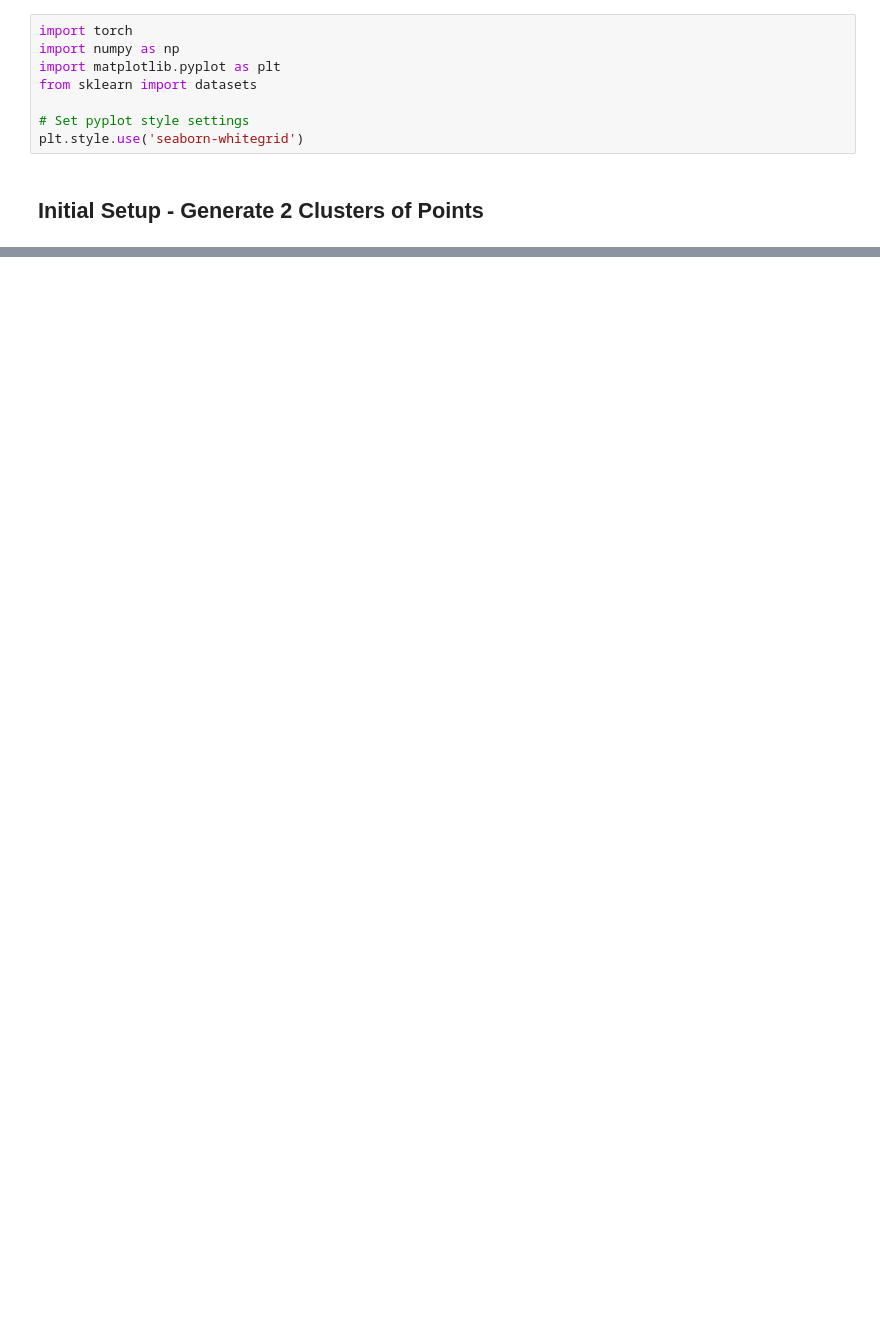
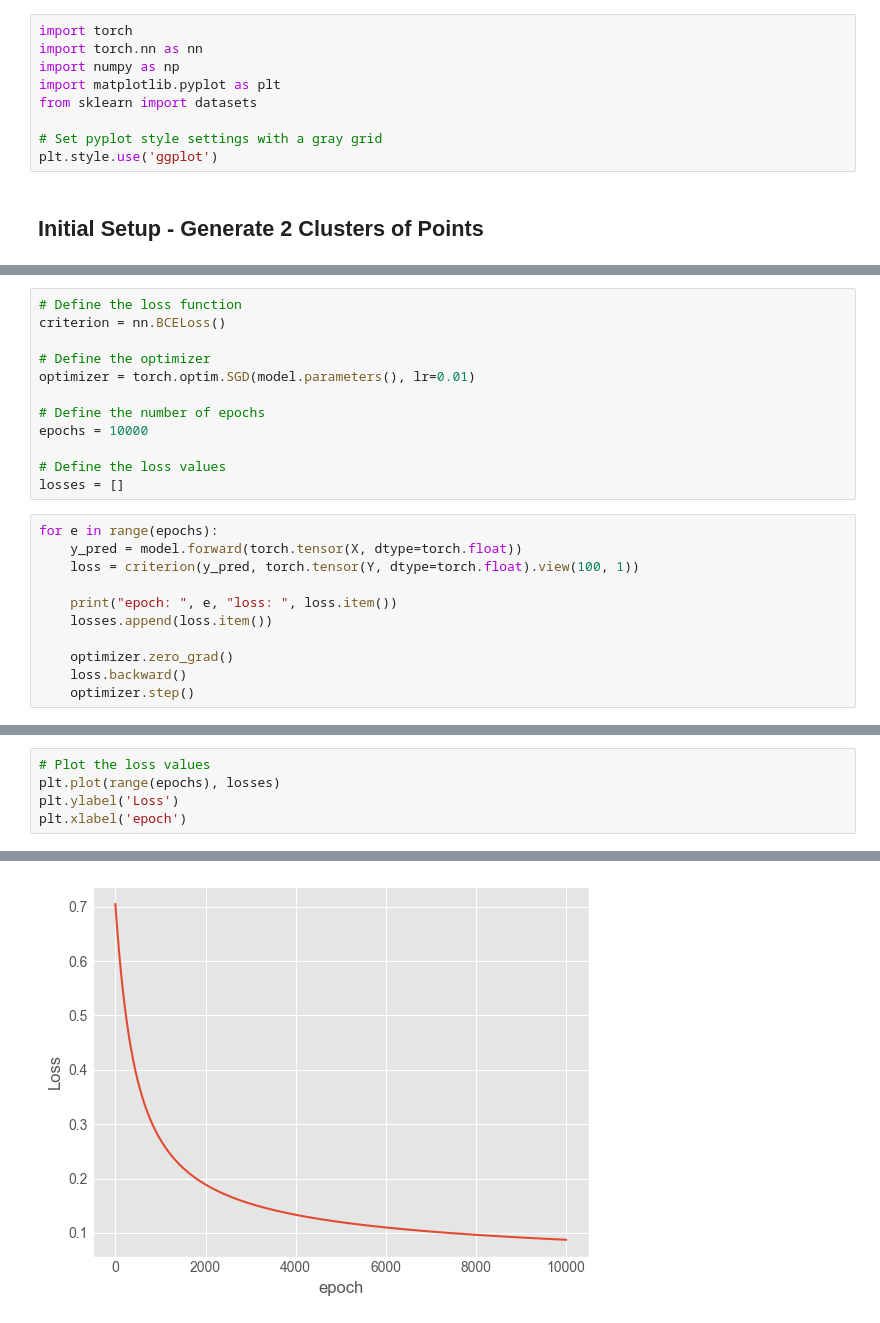
Before and after one commit to dm4th/AI-Course, a Jupyter notebook: PyTorch/Perceptrons.ipynb, the cells around one changed output, grey strips where cells are left out. Saved outputs shown, nothing was run; the diff lists cells and outputs as text; blank space fills up the shorter version.

```diff
--- a/PyTorch/Perceptrons.ipynb
+++ b/PyTorch/Perceptrons.ipynb
@@ -2,12 +2,13 @@
 ## Intro to Perceptrons
 # %%
 import torch
+import torch.nn as nn
 import numpy as np
 import matplotlib.pyplot as plt
 from sklearn import datasets
 
-# Set pyplot style settings
-plt.style.use('seaborn-whitegrid')
+# Set pyplot style settings with a gray grid
+plt.style.use('ggplot')
 # %% [markdown]
 ## Initial Setup - Generate 2 Clusters of Points
 # %%
@@ -45,0 +72,23 @@ plt.show()
+# %%
+# Define the loss function
+criterion = nn.BCELoss()
+
+# Define the optimizer
+optimizer = torch.optim.SGD(model.parameters(), lr=0.01)
+
+# Define the number of epochs
+epochs = 10000
+
+# Define the loss values
+losses = []
+# %%
+for e in range(epochs):
+    y_pred = model.forward(torch.tensor(X, dtype=torch.float))
+    loss = criterion(y_pred, torch.tensor(Y, dtype=torch.float).view(100, 1))
+
+    print("epoch: ", e, "loss: ", loss.item())
+    losses.append(loss.item())
+
+    optimizer.zero_grad()
+    loss.backward()
+    optimizer.step()
@@ -45,0 +113,6 @@ plt.show()
+# %%
+# Plot the loss values
+plt.plot(range(epochs), losses)
+plt.ylabel('Loss')
+plt.xlabel('epoch')
+# %% [output]
@@ -45,0 +120 @@ plt.show()
+[figure, added]
```
Also changed, not shown: parts of 14 cells of this notebook.
